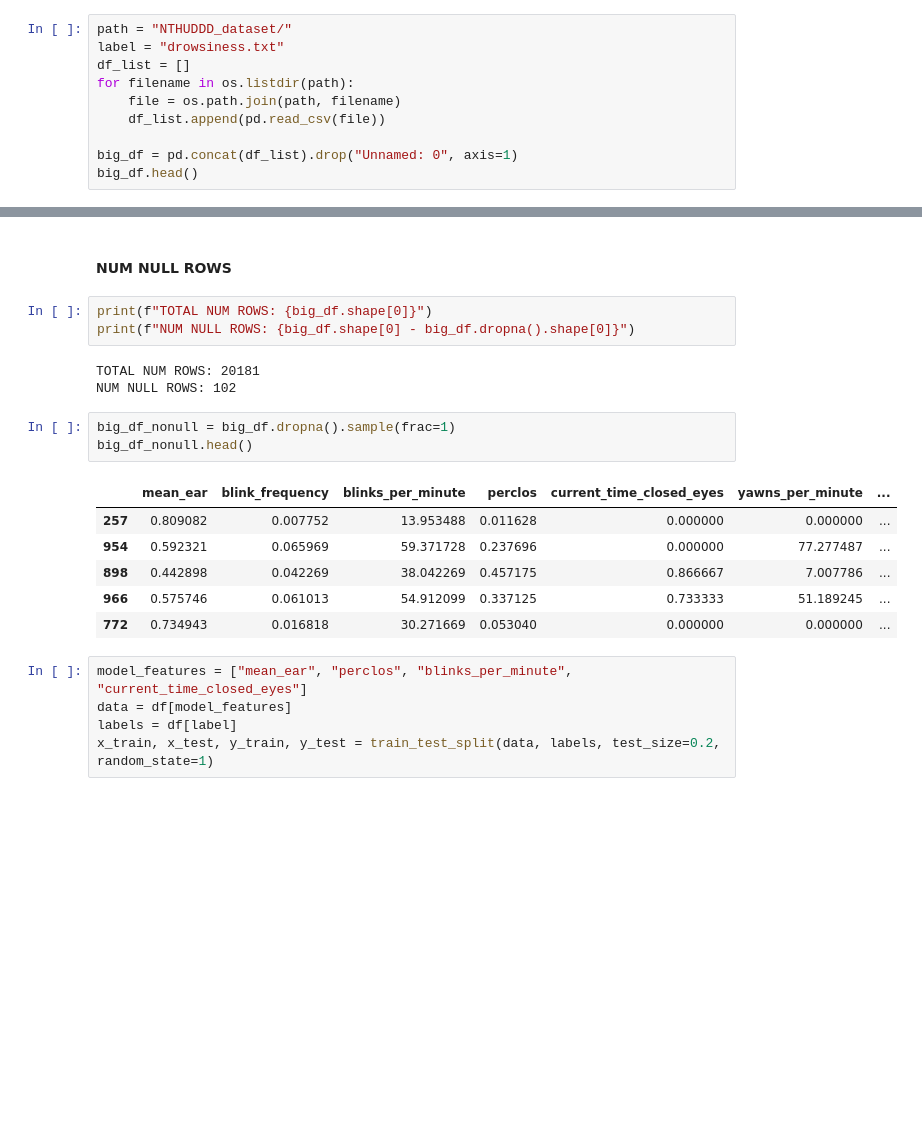
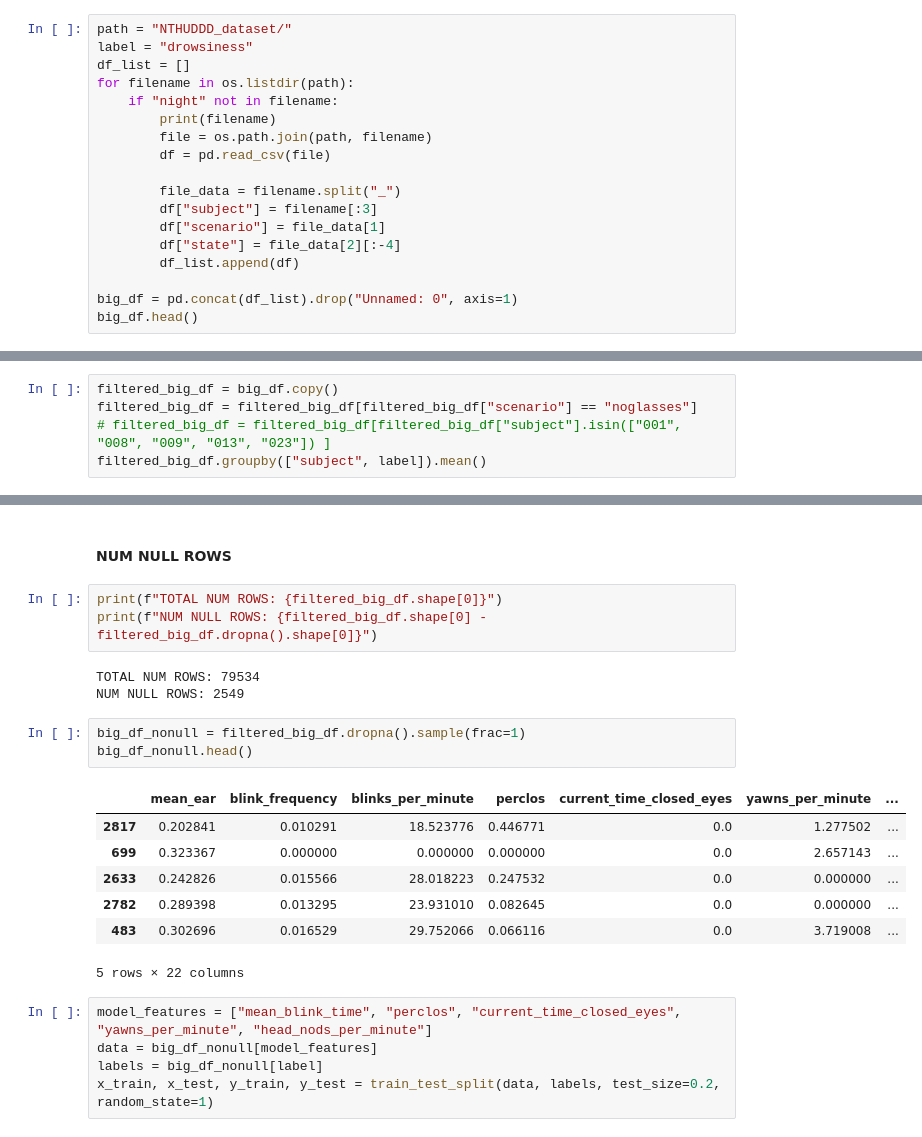
Before and after one commit to vidyc/Driver-Drowsiness-Detection-TFG, a Jupyter notebook: Untitled-1.ipynb, the cells around one changed output, grey strips where cells are left out. Drawn from its saved outputs; the diff is of its cells as text; blank space fills up the shorter version.

Commit message:
version with head_pose_model, yawn, and blink detection

```diff
--- a/Untitled-1.ipynb
+++ b/Untitled-1.ipynb
@@ -436,11 +447,19 @@ shap.summary_plot(shap_values, features=x_test, feature_names=x_test.columns)
 ### ANALISIS 001 DE NTHUDDD
 # %%
 path = "NTHUDDD_dataset/"
-label = "drowsiness.txt"
+label = "drowsiness"
 df_list = []
 for filename in os.listdir(path):
-    file = os.path.join(path, filename)
-    df_list.append(pd.read_csv(file))
+    if "night" not in filename:
+        print(filename)
+        file = os.path.join(path, filename)
+        df = pd.read_csv(file)
+
+        file_data = filename.split("_")
+        df["subject"] = filename[:3]
+        df["scenario"] = file_data[1]
+        df["state"] = file_data[2][:-4]
+        df_list.append(df)
 
 big_df = pd.concat(df_list).drop("Unnamed: 0", axis=1)
 big_df.head()
@@ -460,0 +491,5 @@ big_df.groupby([label]).mean()
+# %%
+filtered_big_df = big_df.copy()
+filtered_big_df = filtered_big_df[filtered_big_df["scenario"] == "noglasses"]
+# filtered_big_df = filtered_big_df[filtered_big_df["subject"].isin(["001", "008", "009", "013", "023"]) ]
+filtered_big_df.groupby(["subject", label]).mean()
@@ -461,23 +515,24 @@ big_df.groupby([label]).mean()
 # %% [markdown]
 #### NUM NULL ROWS
 # %%
-print(f"TOTAL NUM ROWS: {big_df.shape[0]}")
-print(f"NUM NULL ROWS: {big_df.shape[0] - big_df.dropna().shape[0]}")
+print(f"TOTAL NUM ROWS: {filtered_big_df.shape[0]}")
+print(f"NUM NULL ROWS: {filtered_big_df.shape[0] - filtered_big_df.dropna().shape[0]}")
 # %% [output]
-TOTAL NUM ROWS: 20181
-NUM NULL ROWS: 102
+TOTAL NUM ROWS: 79534
+NUM NULL ROWS: 2549
 # %%
-big_df_nonull = big_df.dropna().sample(frac=1)
+big_df_nonull = filtered_big_df.dropna().sample(frac=1)
 big_df_nonull.head()
 # %% [output]
 |  | mean_ear | blink_frequency | blinks_per_minute | perclos | current_time_closed_eyes | yawns_per_minute | ... |
-| 257 | 0.809082 | 0.007752 | 13.953488 | 0.011628 | 0.000000 | 0.000000 | ... |
-| 954 | 0.592321 | 0.065969 | 59.371728 | 0.237696 | 0.000000 | 77.277487 | ... |
-| 898 | 0.442898 | 0.042269 | 38.042269 | 0.457175 | 0.866667 | 7.007786 | ... |
-| 966 | 0.575746 | 0.061013 | 54.912099 | 0.337125 | 0.733333 | 51.189245 | ... |
-| 772 | 0.734943 | 0.016818 | 30.271669 | 0.053040 | 0.000000 | 0.000000 | ... |
+| 2817 | 0.202841 | 0.010291 | 18.523776 | 0.446771 | 0.0 | 1.277502 | ... |
+| 699 | 0.323367 | 0.000000 | 0.000000 | 0.000000 | 0.0 | 2.657143 | ... |
+| 2633 | 0.242826 | 0.015566 | 28.018223 | 0.247532 | 0.0 | 0.000000 | ... |
+| 2782 | 0.289398 | 0.013295 | 23.931010 | 0.082645 | 0.0 | 0.000000 | ... |
+| 483 | 0.302696 | 0.016529 | 29.752066 | 0.066116 | 0.0 | 3.719008 | ... |
+5 rows × 22 columns
 # %%
-model_features = ["mean_ear", "perclos", "blinks_per_minute", "current_time_closed_eyes"]
-data = df[model_features]
-labels = df[label]
+model_features = ["mean_blink_time", "perclos", "current_time_closed_eyes", "yawns_per_minute", "head_nods_per_minute"]
+data = big_df_nonull[model_features]
+labels = big_df_nonull[label]
 x_train, x_test, y_train, y_test = train_test_split(data, labels, test_size=0.2, random_state=1)
```
Also changed, not shown: parts of 10 cells of this notebook, 20 other files.
